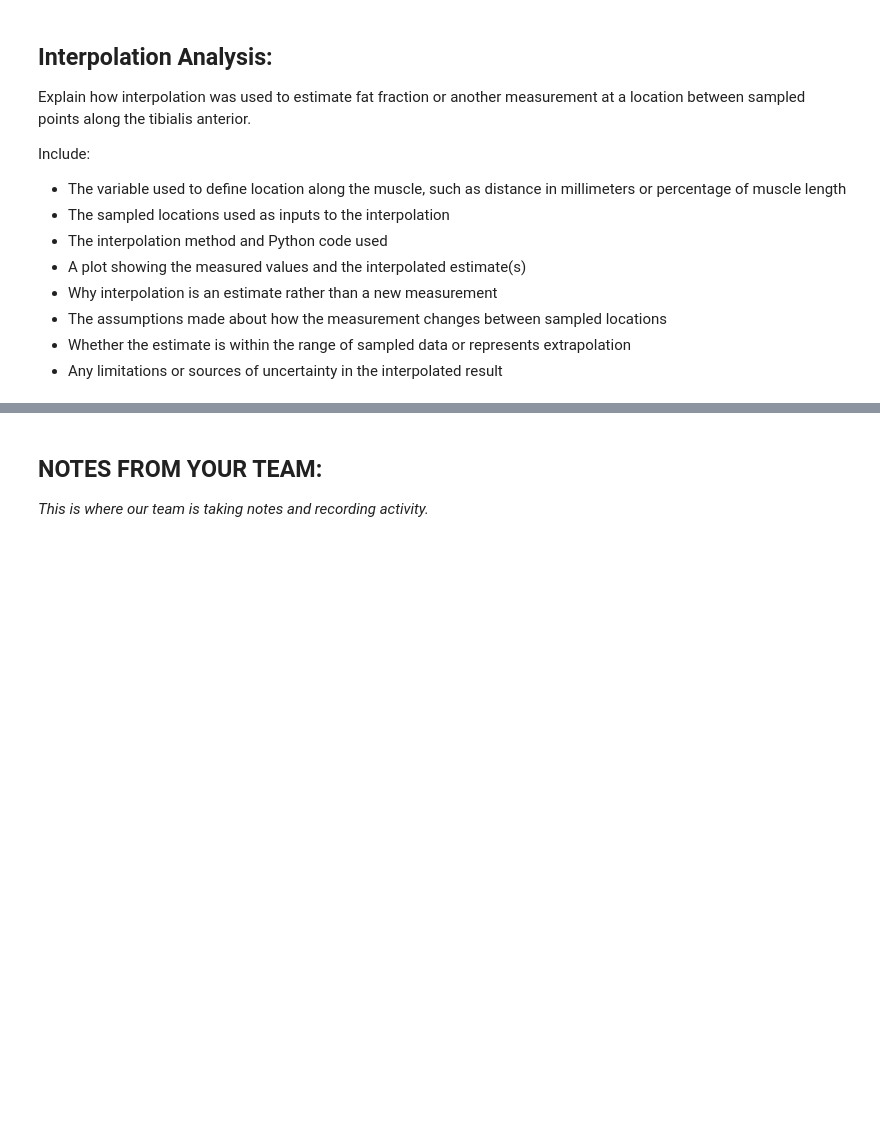
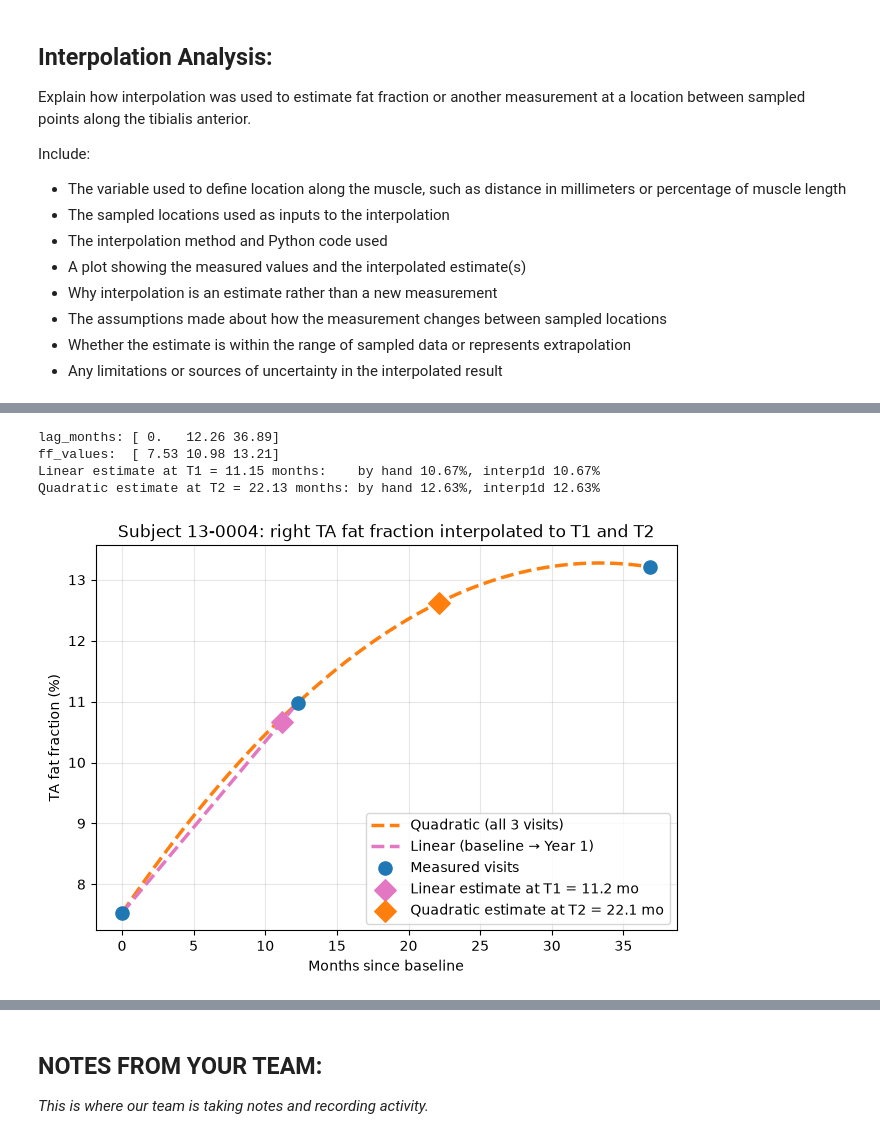
Before and after one commit to alenabhilash03-beep/Module2BME2315, a Jupyter notebook: FSHD_Module2_Project_Template (1).ipynb, the cells around one changed output, grey strips where cells are left out. Drawn from its saved outputs; the diff is of its cells as text; code cells hidden in the pictures; blank space fills up the shorter version.

```diff
--- a/FSHD_Module2_Project_Template (1).ipynb
+++ b/FSHD_Module2_Project_Template (1).ipynb
@@ -569,0 +617,52 @@ Include:
+# %%
+# Worked example: subject 13-0004, right TA
+example = fshd.loc[fshd["subject_id"] == "13-0004"].iloc[0]
+lag_months = np.array([example[f"lag_months_{v}"] for v in visits], dtype=float)   # x: visit times
+ff_values = np.array([example[ff_col("R", v)] for v in visits], dtype=float)       # y: fat fraction
+print("lag_months:", lag_months)
+print("ff_values: ", ff_values.round(2))
+
+# Linear interpolation at T1 by hand (baseline and Year 1): solve Z·A = Y for A = [a1, a2]
+Z_lin = np.array([[1, lag_months[0]],
+                  [1, lag_months[1]]])
+a_lin = np.linalg.solve(Z_lin, ff_values[:2])
+estimate_T1 = a_lin[0] + a_lin[1] * T1
+
+# Quadratic interpolation at T2 by hand (all three visits): each row is [1, x, x^2]
+Z_quad = np.array([[1, x, x**2] for x in lag_months])
+a_quad = np.linalg.solve(Z_quad, ff_values)
+estimate_T2 = a_quad[0] + a_quad[1] * T2 + a_quad[2] * T2**2
+
+# Same estimates with interp1d to verify the hand calculation
+f_linear = interp1d(lag_months[:2], ff_values[:2], kind="linear")
+f_quadratic = interp1d(lag_months, ff_values, kind="quadratic")
+
+print(f"Linear estimate at T1 = {T1:.2f} months:    by hand {estimate_T1:.2f}%, interp1d {float(f_linear(T1)):.2f}%")
+print(f"Quadratic estimate at T2 = {T2:.2f} months: by hand {estimate_T2:.2f}%, interp1d {float(f_quadratic(T2)):.2f}%")
+# %% [output]
+lag_months: [ 0.   12.26 36.89]
+ff_values:  [ 7.53 10.98 13.21]
+Linear estimate at T1 = 11.15 months:    by hand 10.67%, interp1d 10.67%
+Quadratic estimate at T2 = 22.13 months: by hand 12.63%, interp1d 12.63%
+# %%
+# Plot the measured visits, both interpolating functions, and both estimates
+x_curve = np.linspace(lag_months[0], lag_months[-1], 200)   # only within the measured range
+
+plt.figure(figsize=(7.5, 5))
+plt.plot(x_curve, f_quadratic(x_curve), color="tab:orange", lw=2.5, linestyle="--",
+         label="Quadratic (all 3 visits)")
+plt.plot(lag_months[:2], ff_values[:2], color="tab:pink", lw=2.5, linestyle="--",
+         label="Linear (baseline → Year 1)")
+plt.scatter(lag_months, ff_values, color="tab:blue", s=90, zorder=4, label="Measured visits")
+plt.scatter([T1], [estimate_T1], color="tab:pink", marker="D", s=120, zorder=5,
+            label=f"Linear estimate at T1 = {T1:.1f} mo")
+plt.scatter([T2], [estimate_T2], color="tab:orange", marker="D", s=120, zorder=5,
+            label=f"Quadratic estimate at T2 = {T2:.1f} mo")
+plt.title("Subject 13-0004: right TA fat fraction interpolated to T1 and T2")
+plt.xlabel("Months since baseline")
+plt.ylabel("TA fat fraction (%)")
+plt.grid(True, alpha=0.3)
+plt.legend()
+plt.show()
+# %% [output]
+[figure, added]
```
Also changed, not shown: parts of 46 cells of this notebook.
